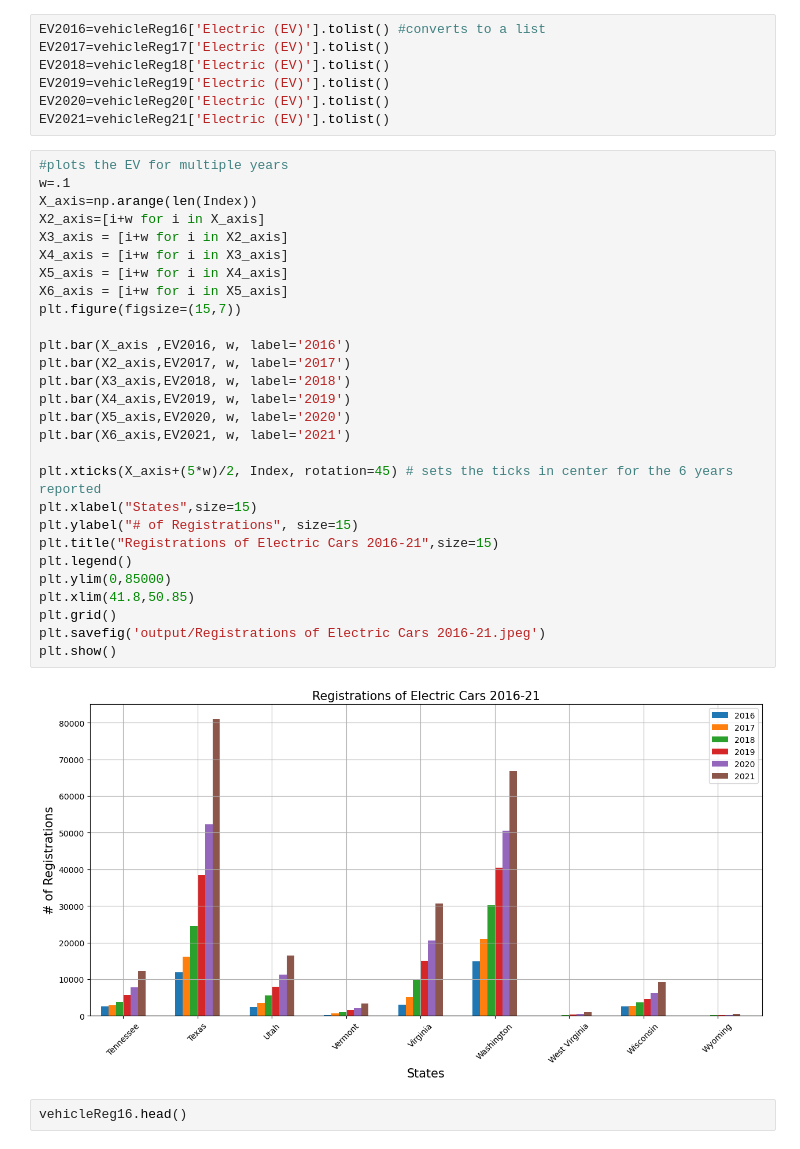
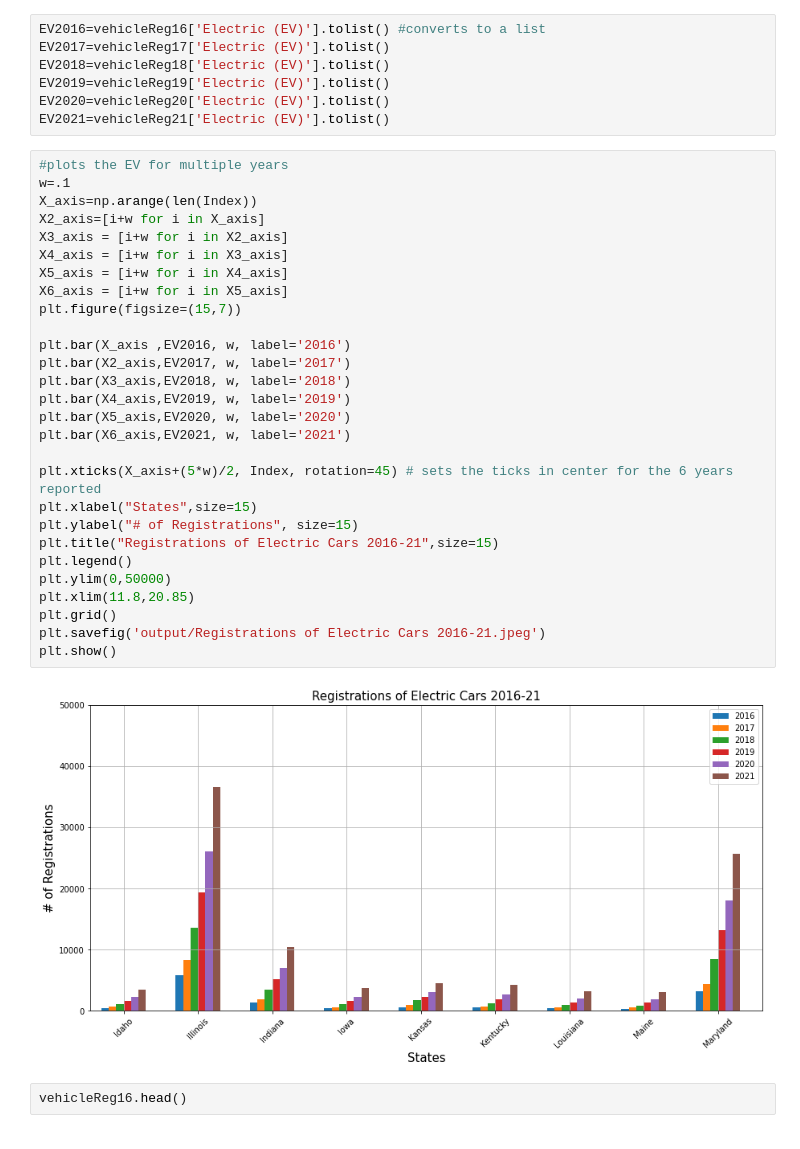
Before and after one commit to nhle95/Project1_group4, a Jupyter notebook: Electric_Car_Count.ipynb, the cells around one changed output. Saved outputs shown, nothing was run; the diff lists cells and outputs as text.

```diff
--- a/Electric_Car_Count.ipynb
+++ b/Electric_Car_Count.ipynb
@@ -97,33 +97,33 @@ EV2021=vehicleReg21['Electric (EV)'].tolist()
 # %%
 #plots the EV for multiple years
 w=.1
 X_axis=np.arange(len(Index))
 X2_axis=[i+w for i in X_axis]
 X3_axis = [i+w for i in X2_axis]
 X4_axis = [i+w for i in X3_axis]
 X5_axis = [i+w for i in X4_axis]
 X6_axis = [i+w for i in X5_axis]
 plt.figure(figsize=(15,7))
 
 plt.bar(X_axis ,EV2016, w, label='2016')
 plt.bar(X2_axis,EV2017, w, label='2017')
 plt.bar(X3_axis,EV2018, w, label='2018')
 plt.bar(X4_axis,EV2019, w, label='2019')
 plt.bar(X5_axis,EV2020, w, label='2020')
 plt.bar(X6_axis,EV2021, w, label='2021')
 
 plt.xticks(X_axis+(5*w)/2, Index, rotation=45) # sets the ticks in center for the 6 years reported
 plt.xlabel("States",size=15)
 plt.ylabel("# of Registrations", size=15)
 plt.title("Registrations of Electric Cars 2016-21",size=15)
 plt.legend()
-plt.ylim(0,85000)
-plt.xlim(41.8,50.85)
+plt.ylim(0,50000)
+plt.xlim(11.8,20.85)
 plt.grid()
 plt.savefig('output/Registrations of Electric Cars 2016-21.jpeg')
 plt.show()
 # %% [output]
-[figure, old version]
+[figure, new version]
 # %%
 vehicleReg16.head()
 # %% [output]
```
Also changed, not shown: parts of 4 cells of this notebook, 2 other files.
